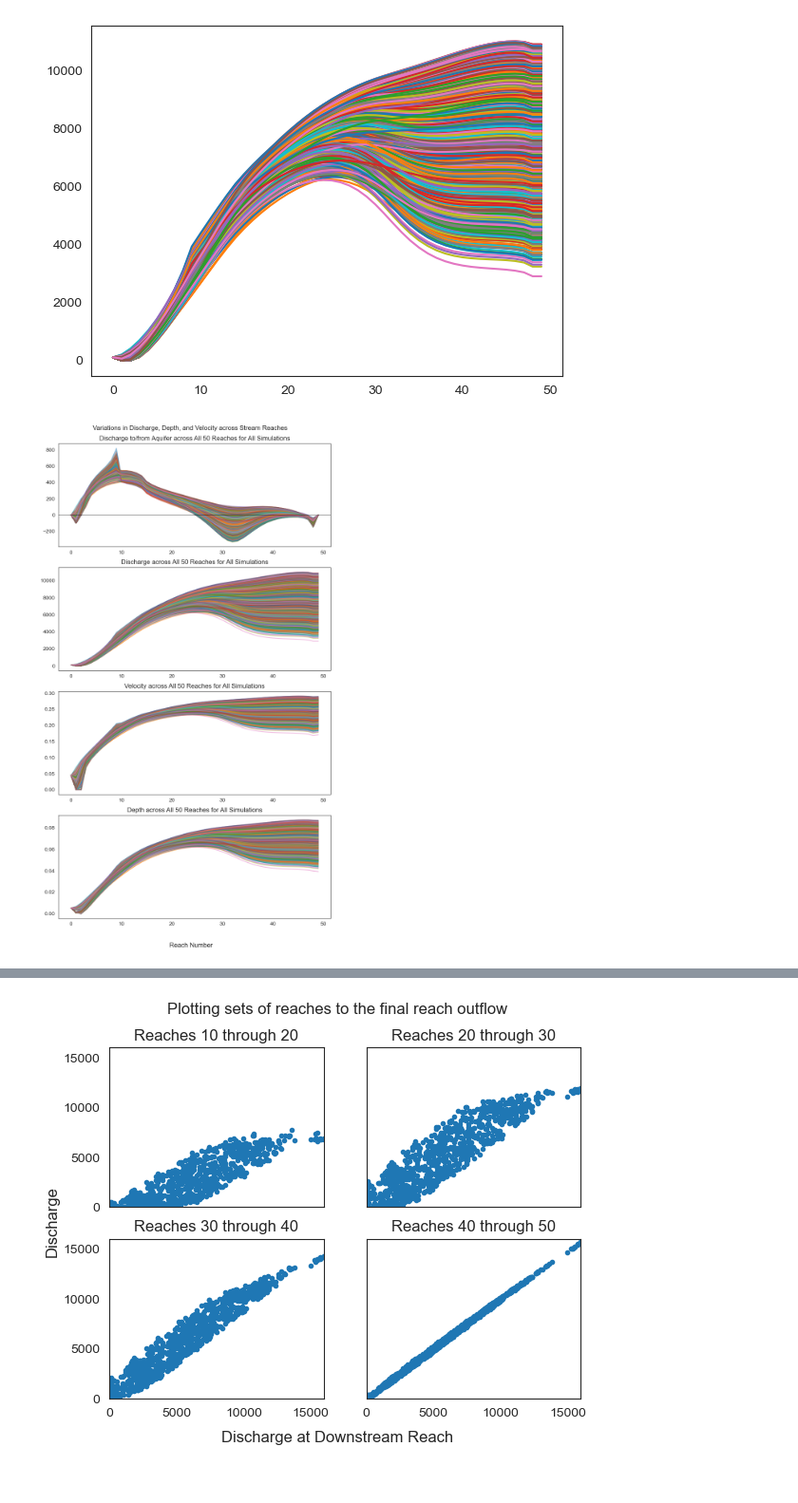
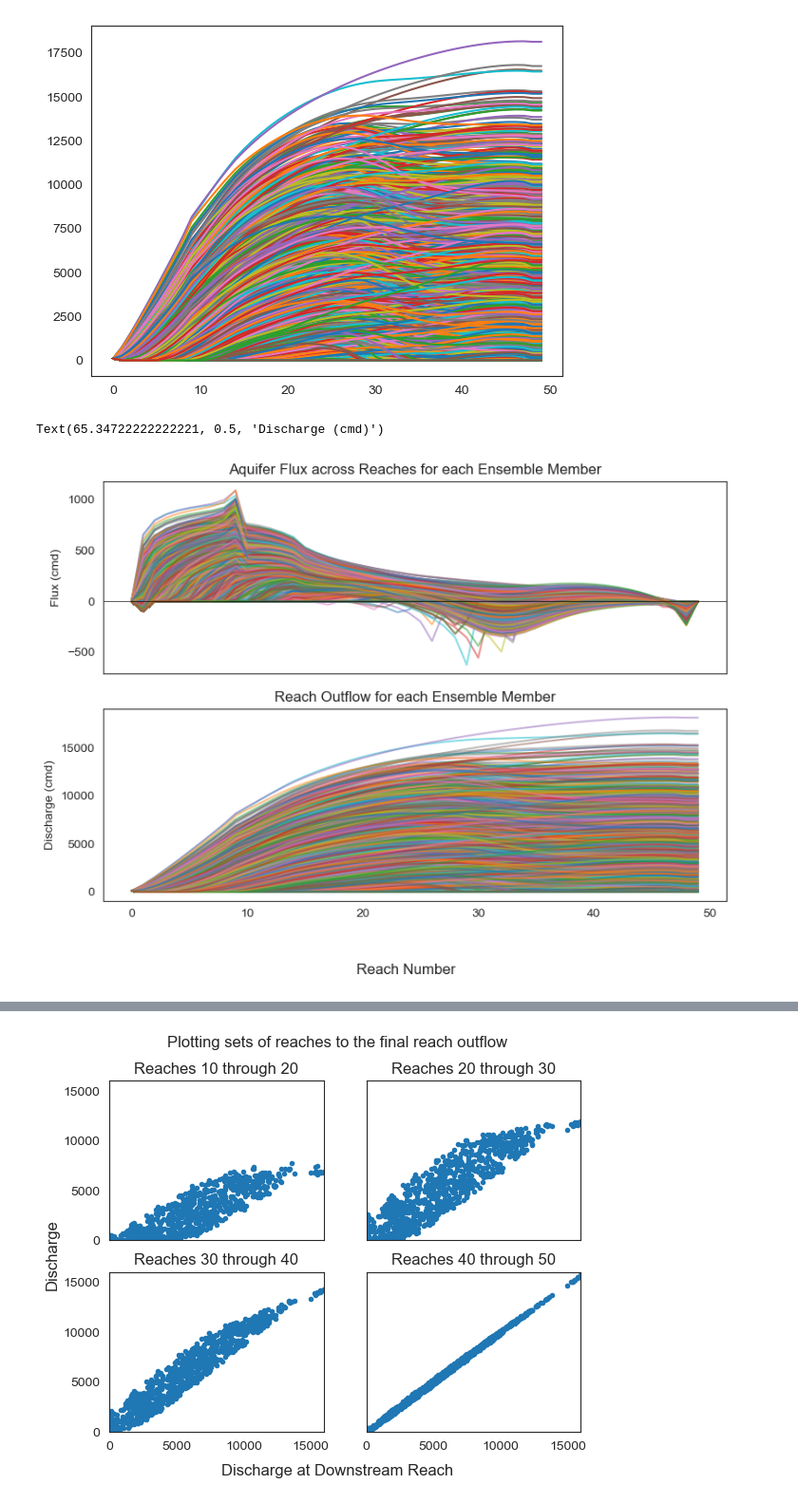
Before and after one commit to davermurray/mf-trees, a Jupyter notebook: ModflowSfrTree_JustWellTrees.ipynb, the cells around one changed output, grey strips where cells are left out. Shown at 95% size. Drawn from its saved outputs; the diff is of its cells as text; code cells hidden in the pictures.

```diff
--- a/ModflowSfrTree_JustWellTrees.ipynb
+++ b/ModflowSfrTree_JustWellTrees.ipynb
@@ -39,10 +39,10 @@ col_dict = {'K':'Base K', 'Low_K_ratio': 'Confining Layer K (as a ratio to Base
 # load dataset
 #data_old = np.loadtxt("outputs/ModflowSfrWellOutput750Test3.txt")
 #data = np.loadtxt("mf_notebooks/ModflowSfrWellOutput750Test5.txt")
-data = np.loadtxt("mf_notebooks/ModflowSfrWellOutput1000Test11.txt")
+data = np.loadtxt("mf_notebooks/ModflowSfrWellOutput1000Test7.txt")
 
 #data = np.loadtxt("ModflowSfrOutput2500New.txt")
-error_list = np.loadtxt("mf_notebooks/ErrorSS_SfrWell1000Test11.txt")
+error_list = np.loadtxt("mf_notebooks/ErrorSS_SfrWell1000Test7.txt")
 eidx = np.array(error_list)[:,0].astype(int)
 # #print(eidx)
 temprange = np.arange(1000)
@@ -73,7 +73,7 @@ plt.show()
 #Save reach flow output as pkl
 #ReachQdf.to_pickle('outputs/SS_reachQ.pkl')
 # %%
-error_list = np.loadtxt("mf_notebooks/ErrorSS_SfrWell1000Test11.txt")
+error_list = np.loadtxt("mf_notebooks/ErrorSS_SfrWell1000Test7.txt")
 eidx = np.array(error_list)[:,0].astype(int)
 # #print(eidx)
 temprange = np.arange(1000)
@@ -99,7 +99,7 @@ q = np.ndarray((len(error_free),50))
 #Should change this to be multi-level index - one day
 for j,i in enumerate(df.index.values):
 #for j,i in enumerate(range(100)): #for testing CMS
-    modelname = "/ScenarioSfrWell1000Test11_"+str(i)
+    modelname = "/ScenarioSfrWell1000Test7"+str(i)
     sfrout = SfrFile(modws+'\\'+modelname+'.sfr.out')
     Sfrdf = sfrout.get_dataframe()
    # print(Sfrdf.columns)
@@ -110,38 +110,43 @@ for j,i in enumerate(df.index.values):
     plt.plot(Sfrdf.Qout[:])
 #plt.yscale('log')
 # %% [output]
-[figure, old version]
+[figure, new version]
 # %%
 ReachAqfdf = pd.DataFrame(ReachAqf).fillna(0)
 depthdf = pd.DataFrame(depth)#.fillna(0)
 velocity = np.nan_to_num(q/(depth * width) / 86400) #converting to m/s
 vel_df = pd.DataFrame(velocity).fillna(0)
 width_df = pd.DataFrame(width).fillna(0)
 q_df =pd.DataFrame(q, index = error_free).fillna(0)
 #ReachAqfdf = ReachAqfdf.loc[ReachQdf.index]
 #display(ReachAqfdf)
 
-fig, axs = plt.subplots(4, 1, sharex=False, sharey=False,figsize=(8, 14))
-fig.suptitle('Variations in Discharge, Depth, and Velocity across Stream Reaches ')
+fig, axs = plt.subplots(2, 1, sharex=True, sharey=False,figsize=(8, 6))
+#fig.suptitle('Variations in Aquifer Discharge and Stream Reach Outflow across Stream Reaches ')
 #fig.supylabel('Discharge (cmd) - Log Scale')
 fig.supxlabel('Reach Number')
 fig.tight_layout(pad = 2)
 
 for i in ReachAqfdf.index:
 #for i in range(100):
     axs[0].plot(ReachAqfdf.loc[i]*-1, alpha = 0.5)
     axs[1].plot(q_df.iloc[i], alpha = 0.5)
-    axs[2].plot(vel_df.loc[i], alpha = 0.5)
-    axs[3].plot(depthdf.loc[i], alpha = 0.5)
+#     axs[2].plot(vel_df.loc[i], alpha = 0.5)
+#     axs[3].plot(depthdf.loc[i], alpha = 0.5)
 
-axs[0].title.set_text('Discharge to/from Aquifer across All 50 Reaches for All Simulations')
+axs[0].title.set_text('Aquifer Flux across Reaches for each Ensemble Member')
+axs[0].set_ylabel('Flux (cmd)')
 #axs[2].set_ylim((0,5))
 #axs[3].set_ylim((0,20))
 axs[0].axhline(0, color='black', linewidth=.5)
 
-axs[1].title.set_text('Discharge across All 50 Reaches for All Simulations')
-axs[2].title.set_text('Velocity across All 50 Reaches for All Simulations')
-axs[3].title.set_text('Depth across All 50 Reaches for All Simulations')
+axs[1].title.set_text('Reach Outflow for each Ensemble Member')
+axs[1].set_ylabel('Discharge (cmd)')
+# axs[2].title.set_text('Velocity across All 50 Reaches for All Simulations')
+# axs[2].set_ylabel('Velocity (m/s)')
+# axs[3].title.set_text('Depth across All 50 Reaches for All Simulations')
+# axs[4].set_ylabel('Depth (m)')
 # %% [output]
+Text(65.34722222222221, 0.5, 'Discharge (cmd)')
-[figure, old version]
+[figure, new version]
 # %%
```
Also changed, not shown: parts of 29 cells of this notebook, 3 other files.
